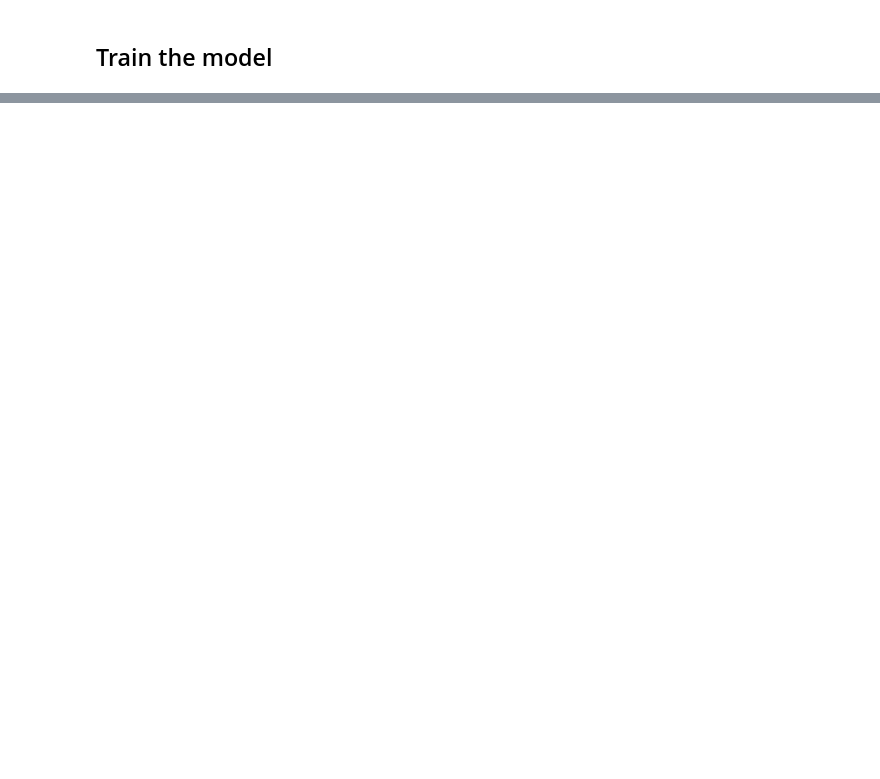
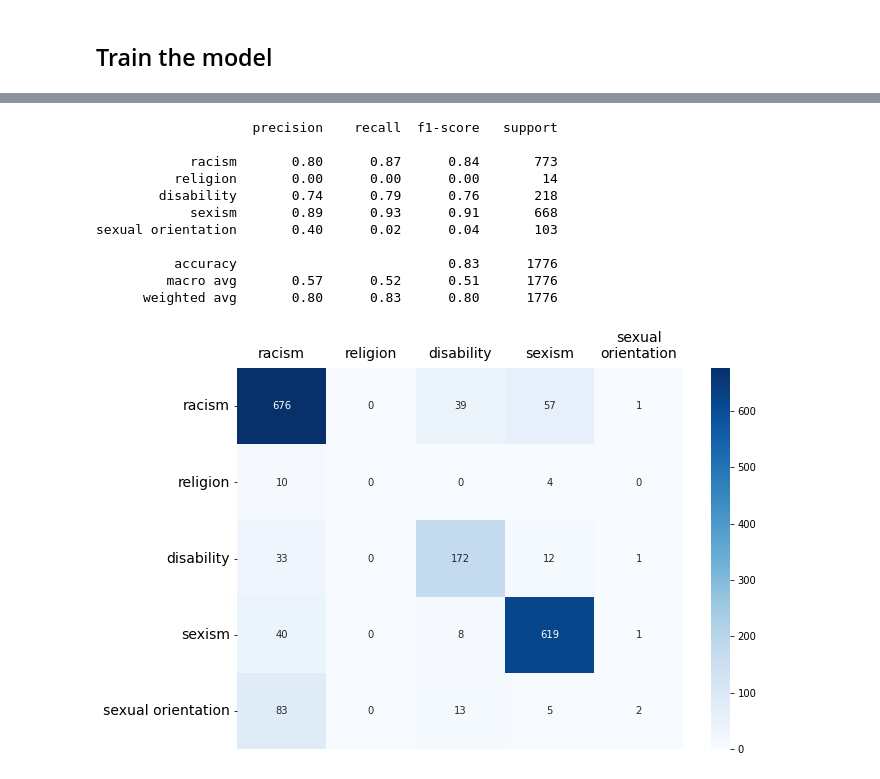
Before and after one commit to Caramba997/hatespeech_classifier, a Jupyter notebook: text_multi_classification_rnn.ipynb, the cells around one changed output, grey strips where cells are left out. Saved outputs shown, nothing was run; the diff lists cells and outputs as text; code cells hidden in the pictures; blank space fills up the shorter version.

```diff
--- a/text_multi_classification_rnn.ipynb
+++ b/text_multi_classification_rnn.ipynb
@@ -254,0 +198,45 @@ plt.ylim(0, None)
+# %%
+from sklearn.metrics import classification_report
+import seaborn as sn
+
+pred = model.predict(test_dataset)
+
+test_data_feat = np.concatenate([x for x, y in test_dataset], axis=0)
+test_data_labels = np.concatenate([y for x, y in test_dataset], axis=0)
+
+test_data_labels = test_data_labels[:,1:]
+pred = pred[:,1:]
+
+print(classification_report(test_data_labels.argmax(axis=1),
+                            pred.argmax(axis=1),
+                            target_names= ['racism', 'religion', 'disability', 'sexism', 'sexual orientation']))
+
+def plot_confusion_matrix(labels, pred, index, columns):
+    conf = tf.math.confusion_matrix(labels=[np.argmax(val) for val in labels],
+                                    predictions=[np.argmax(val) for val in pred])
+
+    df_cm = pd.DataFrame(conf.numpy(), index=index, columns=columns)
+
+    plt.figure(figsize=(10, 7))
+    plt.tick_params(axis='both', which='major', labelsize=14, labelbottom=False, bottom=False, top=False,
+                    labeltop=True)
+    sn.heatmap(df_cm, annot=True, cmap='Blues', fmt='g')
+    plt.show()
+
+plot_confusion_matrix(labels=test_data_labels,
+                      pred=pred,
+                      index=['racism', 'religion', 'disability', 'sexism', 'sexual orientation'],
+                      columns=['racism', 'religion', 'disability', 'sexism', 'sexual\norientation'])
+# %% [output]
+                    precision    recall  f1-score   support
+
+            racism       0.80      0.87      0.84       773
+          religion       0.00      0.00      0.00        14
+        disability       0.74      0.79      0.76       218
+            sexism       0.89      0.93      0.91       668
+sexual orientation       0.40      0.02      0.04       103
+
+          accuracy                           0.83      1776
+         macro avg       0.57      0.52      0.51      1776
+      weighted avg       0.80      0.83      0.80      1776
+[figure, added]
```
Also changed, not shown: parts of 17 cells of this notebook, 1 other file.
